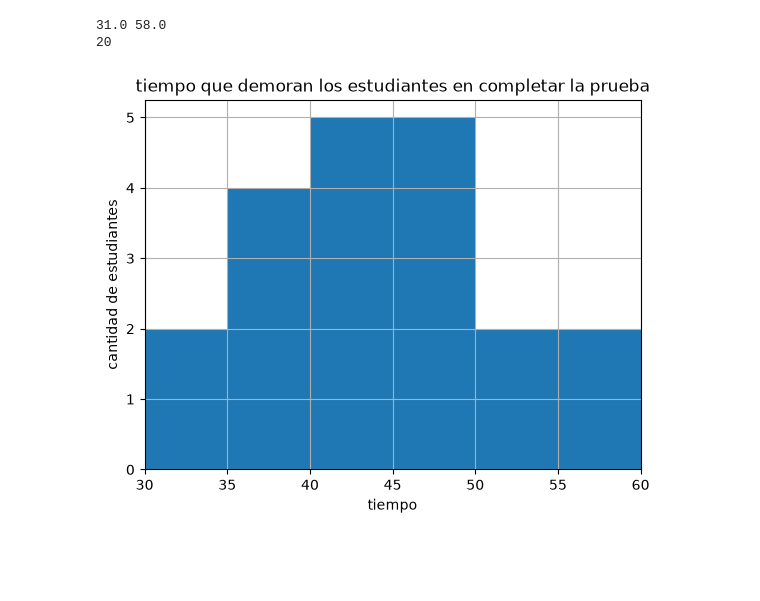
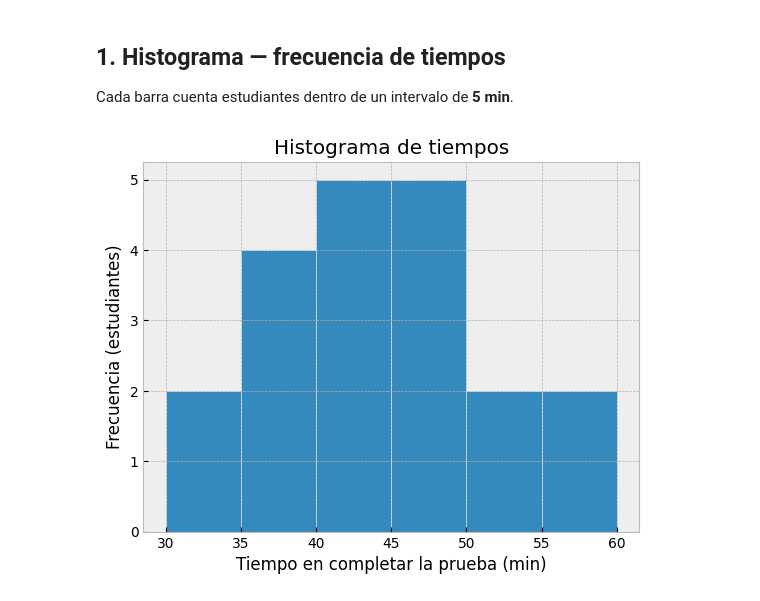
Before and after one commit to Dewscot/Clases, a Jupyter notebook: Lab 1/Ejercicios/Graficas/Graficas_ejercicios.ipynb, the cells around one changed output. Saved outputs shown, nothing was run; the diff lists cells and outputs as text; code cells hidden in the pictures; blank space fills up the shorter version.

```diff
--- a/Lab 1/Ejercicios/Graficas/Graficas_ejercicios.ipynb
+++ b/Lab 1/Ejercicios/Graficas/Graficas_ejercicios.ipynb
@@ -4,22 +8,13 @@ import matplotlib.pyplot as plt
-# %%
-datos_histograma = np.genfromtxt('01_histograma.txt')
-x = datos_histograma[:,0]
-y = datos_histograma[:,1]
-
-print(np.min(y),np.max(y))
-print(len(x))
-# %% [output]
-31.0 58.0
-20
-# %%
-intervalos = np.arange(30,61,5)
-
-plt.hist(y,bins=intervalos)
-plt.grid(True)
-plt.xlim(30,60)
-plt.xlabel('tiempo')
-plt.ylabel('cantidad de estudiantes')
-plt.title("tiempo que demoran los estudiantes en completar la prueba")
-plt.show()
-# %% [output]
-[figure, removed]
+# %% [markdown]
+## 1. Histograma — frecuencia de tiempos
+Cada barra cuenta estudiantes dentro de un intervalo de **5 min**.
+# %%
+datos = np.genfromtxt('01_histograma.txt')
+tiempos = datos[:, 1]
+plt.hist(tiempos, bins=np.arange(30, 61, 5), edgecolor='white')
+plt.xlabel('Tiempo en completar la prueba (min)')
+plt.ylabel('Frecuencia (estudiantes)')
+plt.title('Histograma de tiempos')
+plt.show()
+# %% [output]
+[figure, added]
```
Also changed, not shown: parts of 12 cells of this notebook, 11 other files.
